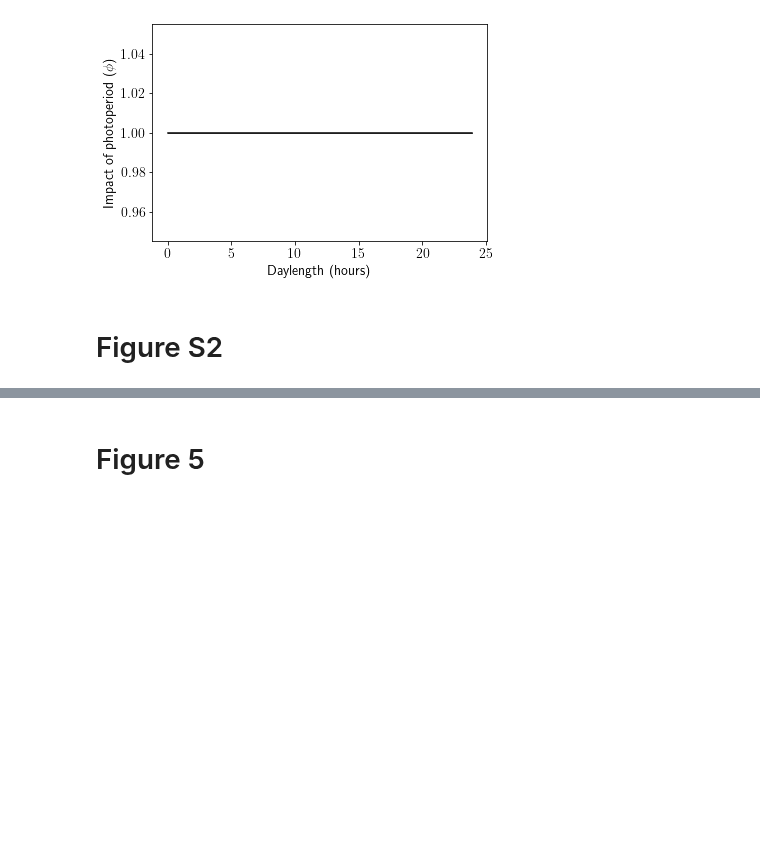
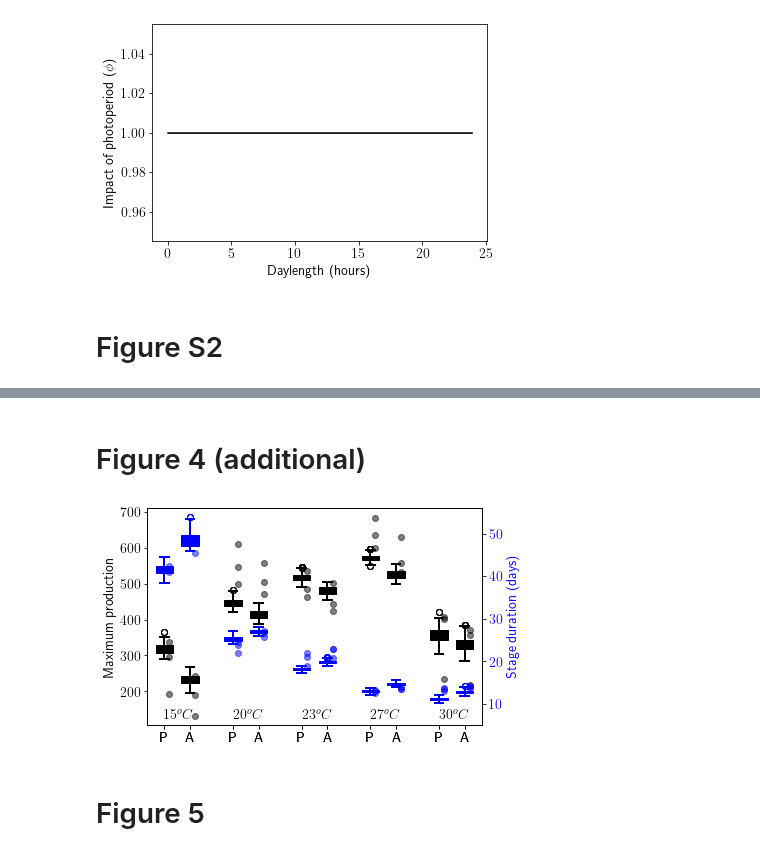
Before and after one commit to kerguler/sPop2-figures, a Jupyter notebook: figures_paper.ipynb, the cells around one changed output, grey strips where cells are left out. Cells and saved outputs as stored; diff of their text form; code cells hidden in the pictures; blank space fills up the shorter version.

```diff
--- a/figures_paper.ipynb
+++ b/figures_paper.ipynb
@@ -334,0 +329,2 @@ for grp in allgroups:
+# %% [markdown]
+# Figure 4 (additional)
@@ -335,3 +362,51 @@ for grp in allgroups:
+# %%
+fig, ax1 = plt.subplots()
+ax2 = ax1.twinx()
+
+c = "black"
+lp = numpy.repeat('P',maxsim.shape[0])
+la = numpy.repeat('A',maxsim.shape[0])
+ax1.boxplot(maxsim[:,:,0].T,positions=numpy.arange(maxsim.shape[0])*2,labels=lp,patch_artist=True,
+            boxprops=dict(facecolor=c, color=c),
+            capprops=dict(color=c,linewidth=2),
+            whiskerprops=dict(color=c,linewidth=2),
+            flierprops=dict(color=c, markeredgecolor=c),
+            medianprops=dict(color=c))
+ax1.boxplot(maxsim[:,:,1].T,positions=numpy.arange(maxsim.shape[0])*2+0.75,labels=la,patch_artist=True,
+            boxprops=dict(facecolor=c, color=c),
+            capprops=dict(color=c,linewidth=2),
+            whiskerprops=dict(color=c,linewidth=2),
+            flierprops=dict(color=c, markeredgecolor=c),
+            medianprops=dict(color=c))
+c = "blue"
+ax2.boxplot(midsim[:,:,0].T,positions=numpy.arange(midsim.shape[0])*2,labels=lp,patch_artist=True,
+            boxprops=dict(facecolor=c, color=c),
+            capprops=dict(color=c,linewidth=2),
+            whiskerprops=dict(color=c,linewidth=2),
+            flierprops=dict(color=c, markeredgecolor=c),
+            medianprops=dict(color=c))
+ax2.boxplot(midsim[:,:,1].T,positions=numpy.arange(midsim.shape[0])*2+0.75,labels=la,patch_artist=True,
+            boxprops=dict(facecolor=c, color=c),
+            capprops=dict(color=c,linewidth=2),
+            whiskerprops=dict(color=c,linewidth=2),
+            flierprops=dict(color=c, markeredgecolor=c),
+            medianprops=dict(color=c))
+for g in range(midobs.shape[0]):
+    ax1.plot(numpy.repeat(g*2+0.15,maxobs.shape[1]),maxobs[g,:,0],'o',color="black",alpha=0.5)
+    ax1.plot(numpy.repeat(g*2+0.9,maxobs.shape[1]),maxobs[g,:,1],'o',color="black",alpha=0.5)
+    ax2.plot(numpy.repeat(g*2+0.15,midobs.shape[1]),midobs[g,:,0],'o',color="blue",alpha=0.5)
+    ax2.plot(numpy.repeat(g*2+0.9,midobs.shape[1]),midobs[g,:,1],'o',color="blue",alpha=0.5)
+    ax2.text(g*2,6.5,r"$%d^{o}C$" %(numpy.array([15,20,23,27,30])[g]))
+ax2.set_ylim(bottom=5)
+ax1.set_ylabel("Maximum production")
+ax2.set_ylabel("Stage duration (days)")
+ax2.yaxis.label.set_color('blue')
+[t.set_color('blue') for t in ax2.yaxis.get_ticklines()]
+[t.set_color('blue') for t in ax2.yaxis.get_ticklabels()]
+plt.savefig("figures/Figure4a.pdf",bbox_inches="tight",dpi=300)
+plt.show()
+# %% [output]
+[figure, added]
 # %% [markdown]
 # Figure 5
 # %%
```
Also changed, not shown: parts of 5 cells of this notebook, 2 other files.
